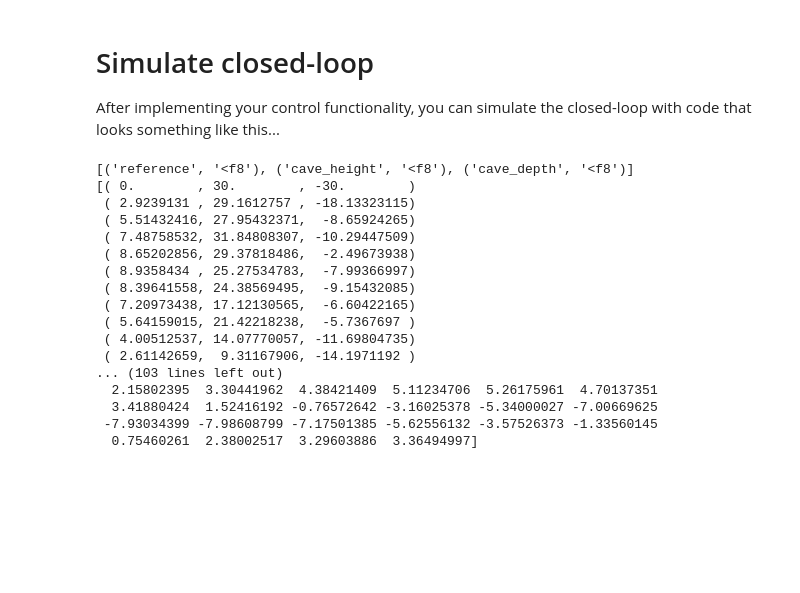
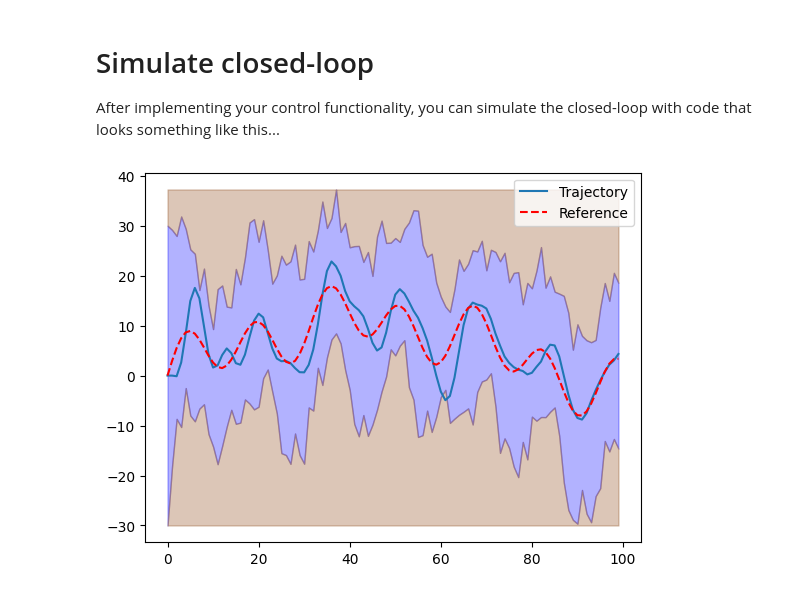
Before and after one commit to jumenberger/b1-coding-practical-mt24, a Jupyter notebook: notebooks/demo.ipynb, the cells around one changed output. Saved outputs shown, nothing was run; the diff lists cells and outputs as text; code cells hidden in the pictures; blank space fills up the shorter version.

```diff
--- a/notebooks/demo.ipynb
+++ b/notebooks/demo.ipynb
@@ -20,30 +20,15 @@ from uuv_mission.terrain import *
 After implementing your control functionality, you can simulate the closed-loop with code that looks something like this...
 # %%
 # Import relevant modules
+from uuv_mission.control import *
 from uuv_mission.dynamic import *
 from uuv_mission.terrain import *
 
 sub = Submarine()
-# Instantiate your controller (depending on your implementation)
+controller = Controller()
 closed_loop = ClosedLoop(sub, controller)
 mission = Mission.from_csv("data/mission.csv") # You must implement this method in the Mission class
 trajectory = closed_loop.simulate_with_random_disturbances(mission)
 trajectory.plot_completed_mission(mission)
 # %% [output]
-[('reference', '<f8'), ('cave_height', '<f8'), ('cave_depth', '<f8')]
-[( 0.        , 30.        , -30.        )
- ( 2.9239131 , 29.1612757 , -18.13323115)
- ( 5.51432416, 27.95432371,  -8.65924265)
- ( 7.48758532, 31.84808307, -10.29447509)
- ( 8.65202856, 29.37818486,  -2.49673938)
- ( 8.9358434 , 25.27534783,  -7.99366997)
- ( 8.39641558, 24.38569495,  -9.15432085)
- ( 7.20973438, 17.12130565,  -6.60422165)
- ( 5.64159015, 21.42218238,  -5.7367697 )
- ( 4.00512537, 14.07770057, -11.69804735)
- ( 2.61142659,  9.31167906, -14.1971192 )
-... (103 lines left out)
-  2.15802395  3.30441962  4.38421409  5.11234706  5.26175961  4.70137351
-  3.41880424  1.52416192 -0.76572642 -3.16025378 -5.34000027 -7.00669625
- -7.93034399 -7.98608799 -7.17501385 -5.62556132 -3.57526373 -1.33560145
-  0.75460261  2.38002517  3.29603886  3.36494997]
+[figure, added]
```
Also changed, not shown: parts of 1 cell of this notebook, 2 other files.
